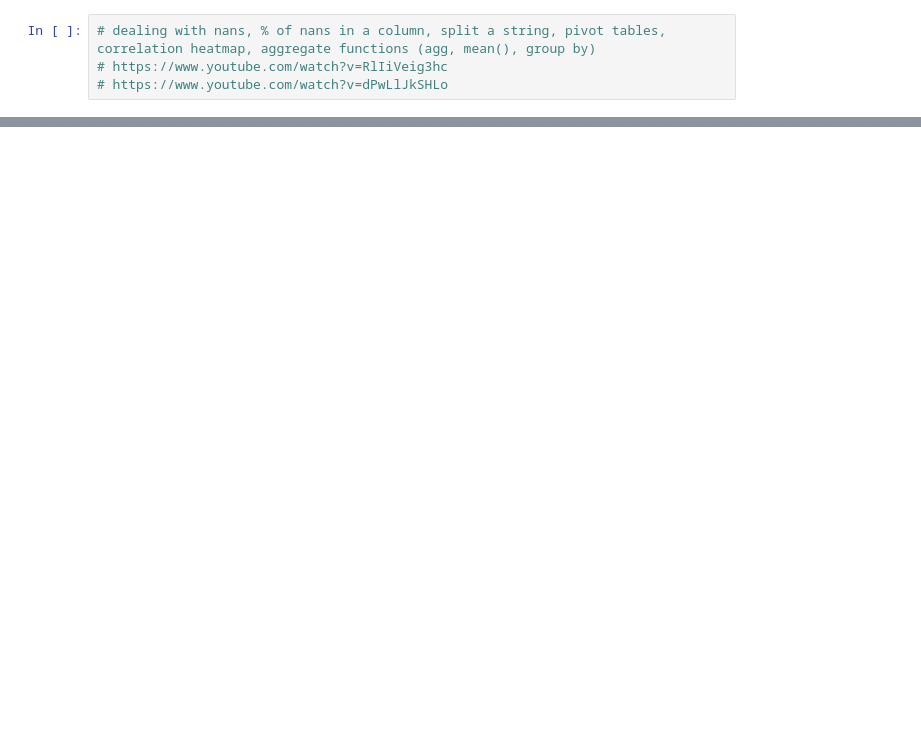
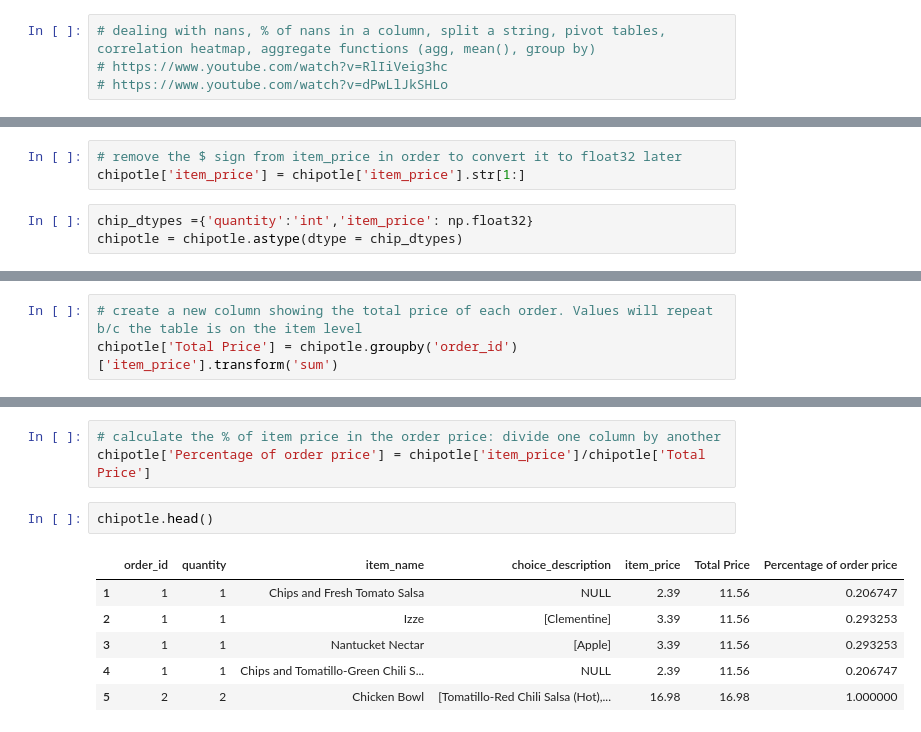
Before and after one commit to nastyh/Pandas-Tricks, a Jupyter notebook: 10_14_Pandas_Tricks.ipynb, the cells around one changed output, grey strips where cells are left out. Saved outputs shown, nothing was run; the diff lists cells and outputs as text; blank space fills up the shorter version.

```diff
--- a/10_14_Pandas_Tricks.ipynb
+++ b/10_14_Pandas_Tricks.ipynb
@@ -86,0 +186,6 @@ drinks.astype(dtype = dtypes).dtypes
+# %%
+# remove the $ sign from item_price in order to convert it to float32 later
+chipotle['item_price'] = chipotle['item_price'].str[1:]
+# %%
+chip_dtypes ={'quantity':'int','item_price': np.float32}
+chipotle = chipotle.astype(dtype = chip_dtypes)
@@ -86,0 +224,3 @@ drinks.astype(dtype = dtypes).dtypes
+# %%
+# create a new column showing the total price of each order. Values will repeat b/c the table is on the item level
+chipotle['Total Price'] = chipotle.groupby('order_id')['item_price'].transform('sum')
@@ -86,0 +236,12 @@ drinks.astype(dtype = dtypes).dtypes
+# %%
+# calculate the % of item price in the order price: divide one column by another
+chipotle['Percentage of order price'] = chipotle['item_price']/chipotle['Total Price']
+# %%
+chipotle.head()
+# %% [output]
+|  | order_id | quantity | item_name | choice_description | item_price | Total Price | Percentage of order price |
+| 1 | 1 | 1 | Chips and Fresh Tomato Salsa | NULL | 2.39 | 11.56 | 0.206747 |
+| 2 | 1 | 1 | Izze | [Clementine] | 3.39 | 11.56 | 0.293253 |
+| 3 | 1 | 1 | Nantucket Nectar | [Apple] | 3.39 | 11.56 | 0.293253 |
+| 4 | 1 | 1 | Chips and Tomatillo-Green Chili S... | NULL | 2.39 | 11.56 | 0.206747 |
+| 5 | 2 | 2 | Chicken Bowl | [Tomatillo-Red Chili Salsa (Hot),... | 16.98 | 16.98 | 1.000000 |
```
Also changed, not shown: parts of 35 cells of this notebook, 1 other file.
